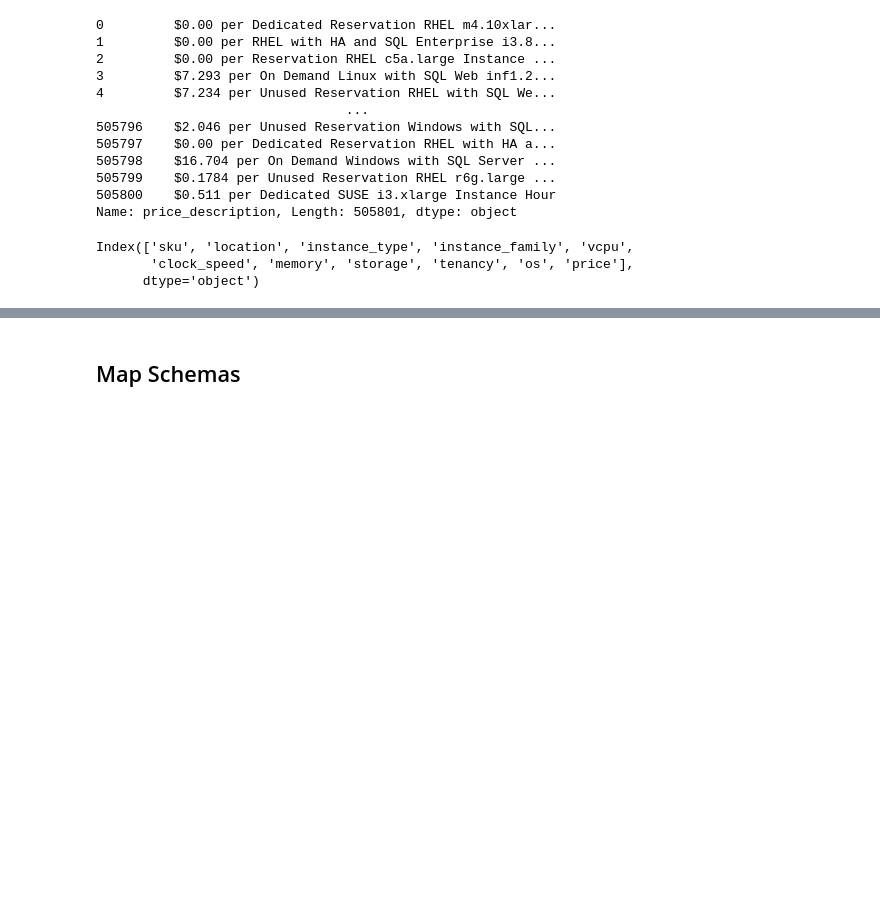
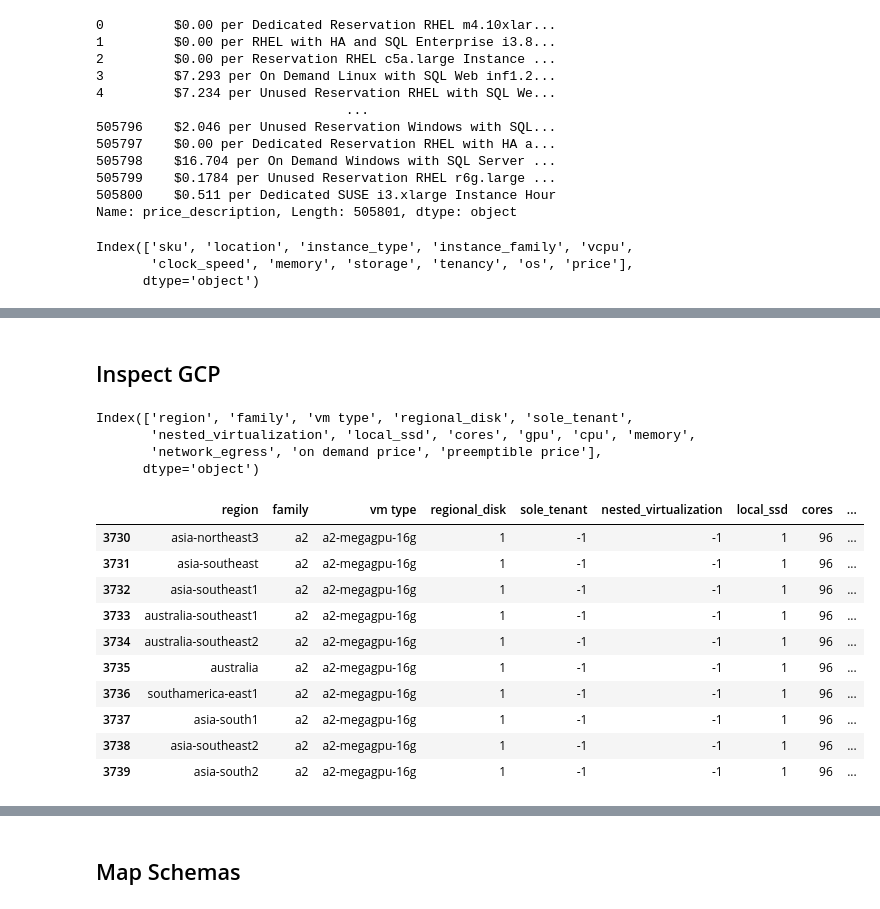
Before and after one commit to wframe-uw/Cloud-Comparison, a Jupyter notebook: Merge_Datasets.ipynb, the cells around one changed output, grey strips where cells are left out. Cells and saved outputs as stored; diff of their text form; code cells hidden in the pictures; blank space fills up the shorter version.

```diff
--- a/Merge_Datasets.ipynb
+++ b/Merge_Datasets.ipynb
@@ -56,3 +59,26 @@ aws_compute_data_windows.head()
 | 11 | SA8JPXVV8GR6B4XS | US West (Oregon) | g4dn.xlarge | GPU instance | 4.0 | 2.5 GHz | 16 GiB | 125 GB NVMe SSD | Host | ... |
 | 18 | PGGUDD5Q3K4SP2K5 | EU (Ireland) | g4ad.4xlarge | GPU instance | 16.0 | 2.8 GHz | 64 GiB | 600 GB NVMe SSD | Shared | ... |
 | 19 | 4CR6D9AX3JUCVGKK | EU (Ireland) | m1.large | General purpose | 2.0 | NaN | 7.5 GiB | 2 x 420 SSD | Shared | ... |
+# %% [markdown]
+## Inspect GCP
+# %%
+gcp_compute_data.columns
+# %% [output]
+Index(['region', 'family', 'vm type', 'regional_disk', 'sole_tenant',
+       'nested_virtualization', 'local_ssd', 'cores', 'gpu', 'cpu', 'memory',
+       'network_egress', 'on demand price', 'preemptible price'],
+      dtype='object')
+# %%
+gcp_compute_data.tail(10)
+# %% [output]
+|  | region | family | vm type | regional_disk | sole_tenant | nested_virtualization | local_ssd | cores | ... |
+| 3730 | asia-northeast3 | a2 | a2-megagpu-16g | 1 | -1 | -1 | 1 | 96 | ... |
+| 3731 | asia-southeast | a2 | a2-megagpu-16g | 1 | -1 | -1 | 1 | 96 | ... |
+| 3732 | asia-southeast1 | a2 | a2-megagpu-16g | 1 | -1 | -1 | 1 | 96 | ... |
+| 3733 | australia-southeast1 | a2 | a2-megagpu-16g | 1 | -1 | -1 | 1 | 96 | ... |
+| 3734 | australia-southeast2 | a2 | a2-megagpu-16g | 1 | -1 | -1 | 1 | 96 | ... |
+| 3735 | australia | a2 | a2-megagpu-16g | 1 | -1 | -1 | 1 | 96 | ... |
+| 3736 | southamerica-east1 | a2 | a2-megagpu-16g | 1 | -1 | -1 | 1 | 96 | ... |
+| 3737 | asia-south1 | a2 | a2-megagpu-16g | 1 | -1 | -1 | 1 | 96 | ... |
+| 3738 | asia-southeast2 | a2 | a2-megagpu-16g | 1 | -1 | -1 | 1 | 96 | ... |
+| 3739 | asia-south2 | a2 | a2-megagpu-16g | 1 | -1 | -1 | 1 | 96 | ... |
```
Also changed, not shown: parts of 33 cells of this notebook.
